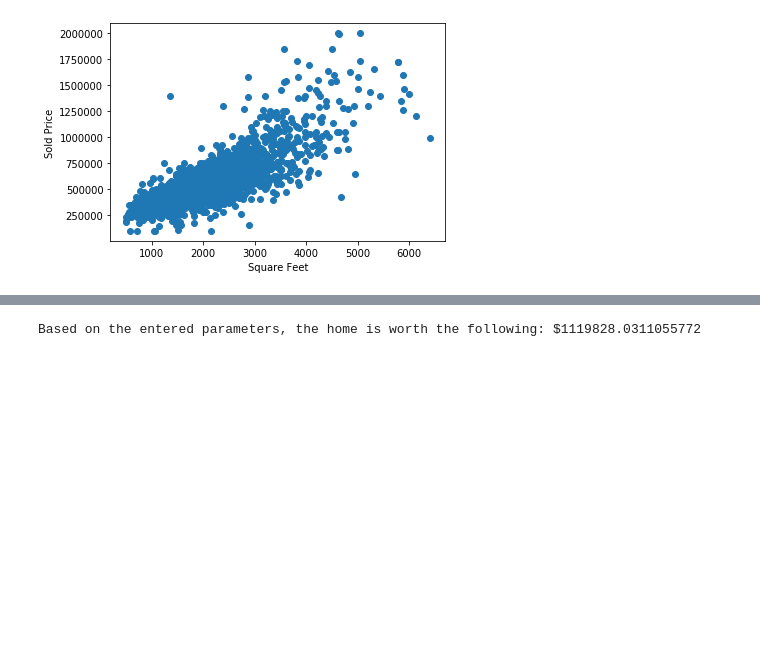
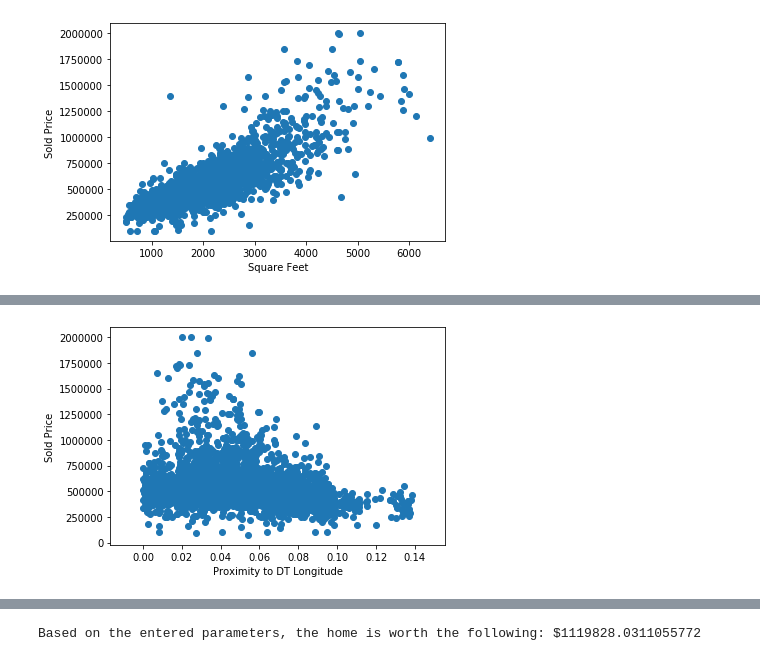
Before and after one commit to bloy86/Portland_Home_Price_Prediction, a Jupyter notebook: Bryan/Porcelain_Throne_Price?.ipynb, the cells around one changed output, grey strips where cells are left out. Saved outputs shown, nothing was run; the diff lists cells and outputs as text; code cells hidden in the pictures; blank space fills up the shorter version.

```diff
--- a/Bryan/Porcelain_Throne_Price?.ipynb
+++ b/Bryan/Porcelain_Throne_Price?.ipynb
@@ -296,0 +447,9 @@ plt.show()
+# %%
+lon_location = filtered_df['CENTRAL_LON_CALC']
+cost = filtered_df['PRICE']
+plt.scatter(lon_location, cost)
+plt.xlabel("Proximity to DT Longitude")
+plt.ylabel("Sold Price")
+plt.show()
+# %% [output]
+[figure, added]
```
Also changed, not shown: parts of 44 cells of this notebook, 1 other file.
